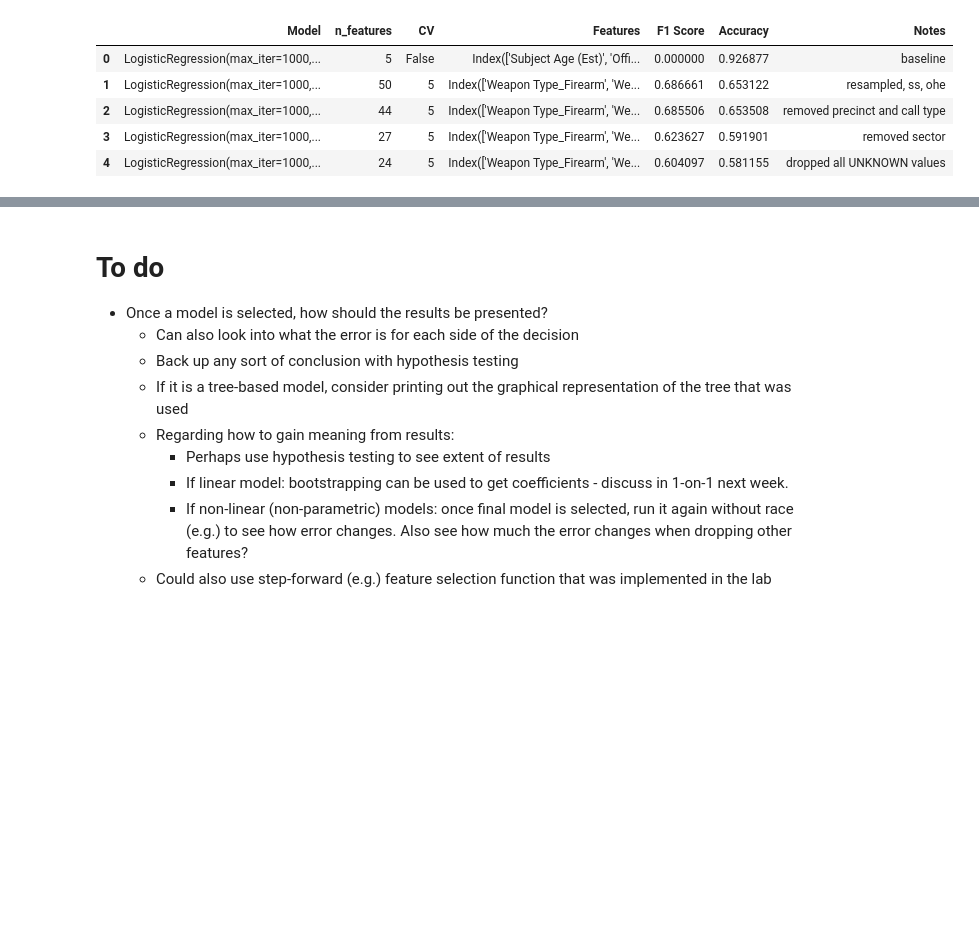
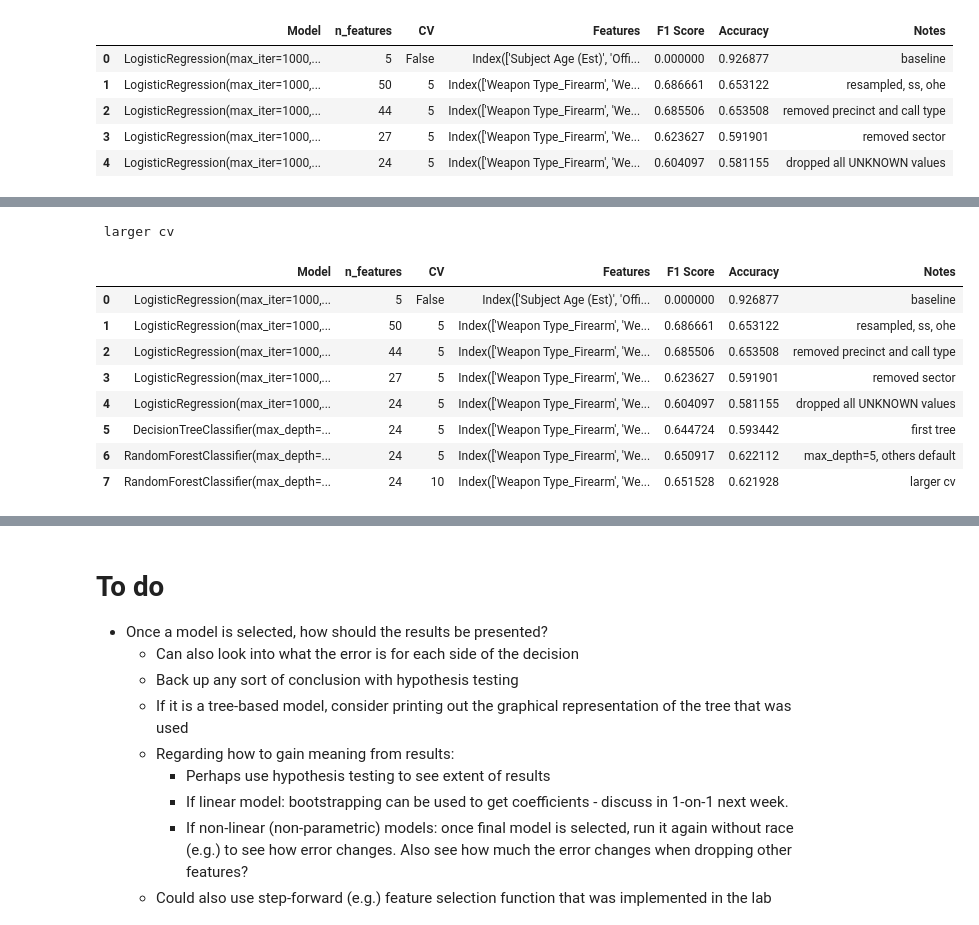
Before and after one commit to sethnlewis/Policing-Bias, a Jupyter notebook: analysis/EDA.ipynb, the cells around one changed output, grey strips where cells are left out. Cells and saved outputs as stored; diff of their text form; code cells hidden in the pictures; blank space fills up the shorter version.

```diff
--- a/analysis/EDA.ipynb
+++ b/analysis/EDA.ipynb
@@ -614 +624,19 @@ plot_feature_importances(tree, X_resampled)
 [figure]
+# %%
+# --- IMPLEMENT RANDOM FOREST ---
+from sklearn.ensemble import RandomForestClassifier
+
+forest = RandomForestClassifier(max_depth=5, random_state=RANDOM_STATE)
+forest.fit(X_resampled, y_resampled)
+model_history.add_results(forest, X_resampled, y_resampled, verbose=True, cv=3, random_state=RANDOM_STATE)
+# %% [output]
+ larger cv
+|  | Model | n_features | CV | Features | F1 Score | Accuracy | Notes |
+| 0 | LogisticRegression(max_iter=1000,... | 5 | False | Index(['Subject Age (Est)', 'Offi... | 0.000000 | 0.926877 | baseline |
+| 1 | LogisticRegression(max_iter=1000,... | 50 | 5 | Index(['Weapon Type_Firearm', 'We... | 0.686661 | 0.653122 | resampled, ss, ohe |
+| 2 | LogisticRegression(max_iter=1000,... | 44 | 5 | Index(['Weapon Type_Firearm', 'We... | 0.685506 | 0.653508 | removed precinct and call type |
+| 3 | LogisticRegression(max_iter=1000,... | 27 | 5 | Index(['Weapon Type_Firearm', 'We... | 0.623627 | 0.591901 | removed sector |
+| 4 | LogisticRegression(max_iter=1000,... | 24 | 5 | Index(['Weapon Type_Firearm', 'We... | 0.604097 | 0.581155 | dropped all UNKNOWN values |
+| 5 | DecisionTreeClassifier(max_depth=... | 24 | 5 | Index(['Weapon Type_Firearm', 'We... | 0.644724 | 0.593442 | first tree |
+| 6 | RandomForestClassifier(max_depth=... | 24 | 5 | Index(['Weapon Type_Firearm', 'We... | 0.650917 | 0.622112 | max_depth=5, others default |
+| 7 | RandomForestClassifier(max_depth=... | 24 | 10 | Index(['Weapon Type_Firearm', 'We... | 0.651528 | 0.621928 | larger cv |
```
Also changed, not shown: parts of 4 cells of this notebook.
